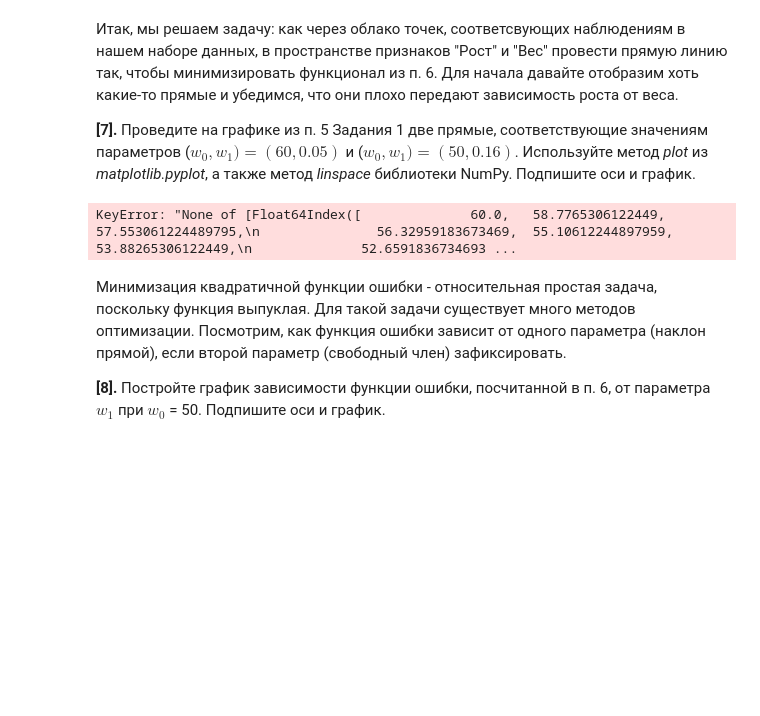
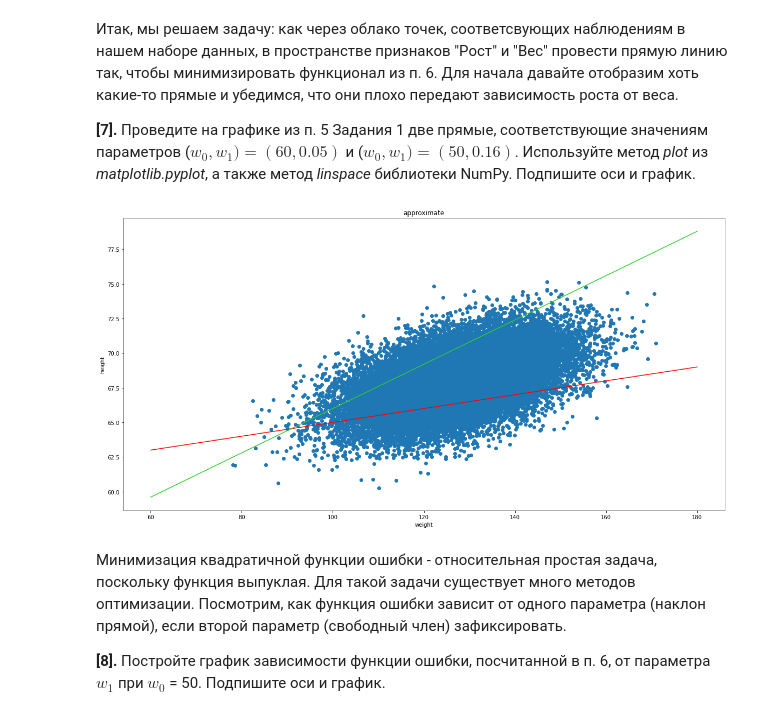
Before and after one commit to HoneyDevoli/coursera_machine-learning-data-analysis, a Jupyter notebook: Cource2/linear_regresion.ipynb, the cells around one changed output. Cells and saved outputs as stored; diff of their text form; code cells hidden in the pictures; blank space fills up the shorter version.

```diff
--- a/Cource2/linear_regresion.ipynb
+++ b/Cource2/linear_regresion.ipynb
@@ -124,20 +134,30 @@ $$error(w_0, w_1) = \sum_{i=1}^n {(y_i - (w_0 + w_1 * x_i))}^2 $$
 Здесь $n$ – число наблюдений в наборе данных, $y_i$ и $x_i$ – рост и вес $i$-ого человека в наборе данных.
 # %%
 # Ваш код здесь
-def func(w0, w, x, y):
-    return y - (w0 + w*x)**2
+def error_func(w0, w):
+    x = data['Weight'].values
+    y = data['Height'].values
+    return np.sum((y - (w0 + w*x))**2)
+
+def line_func(w0, w, x):
+    return w0 + w*x
 # %% [markdown]
 Итак, мы решаем задачу: как через облако точек, соответсвующих наблюдениям в нашем наборе данных, в пространстве признаков "Рост" и "Вес" провести прямую линию так, чтобы минимизировать функционал из п. 6. Для начала давайте отобразим хоть какие-то прямые и убедимся, что они плохо передают зависимость роста от веса.
 
 **[7].** Проведите на графике из п. 5 Задания 1 две прямые, соответствующие значениям параметров ($w_0, w_1) = (60, 0.05)$ и ($w_0, w_1) = (50, 0.16)$. Используйте метод *plot* из *matplotlib.pyplot*, а также метод *linspace* библиотеки NumPy. Подпишите оси и график.
-# %%
-# Ваш код здесь
-x = np.linspace(60, 0.05)
-y = np.zeros(len(x))
-data.plot(x, y)
-data.plot(x='Height', y='Weight', kind='scatter')
-# %% [output]
-KeyError: "None of [Float64Index([              60.0,   58.7765306122449, 57.553061224489795,\n               56.32959183673469,  55.10612244897959,  53.88265306122449,\n              52.6591836734693 ...
+# %%
+# Ваш код здесь
+x = np.linspace(60, 180, 100)
+plt.title('approximate')
+plt.scatter(data['Weight'], data['Height'])
+plt.xlabel('weight')
+plt.ylabel('height')
+
+plt.plot(x, line_func(60, 0.05, x), color='red')
+plt.plot(x, line_func(50, 0.16, x), color='limegreen')
+plt.show()
+# %% [output]
+[figure, added]
 # %% [markdown]
 Минимизация квадратичной функции ошибки - относительная простая задача, поскольку функция выпуклая. Для такой задачи существует много методов оптимизации. Посмотрим, как функция ошибки зависит от одного параметра (наклон прямой), если второй параметр (свободный член) зафиксировать.
 
```
Also changed, not shown: parts of 18 cells of this notebook.
